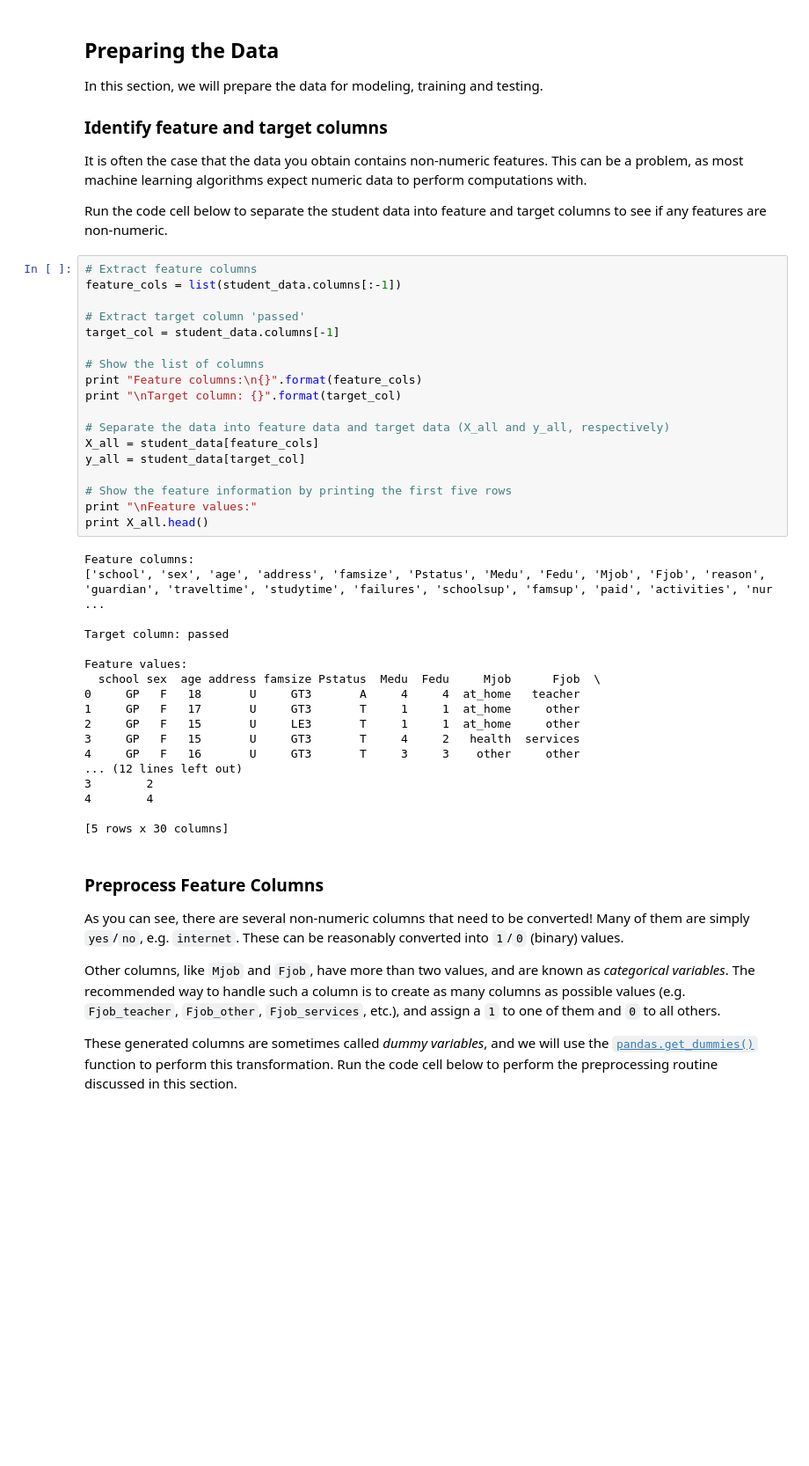
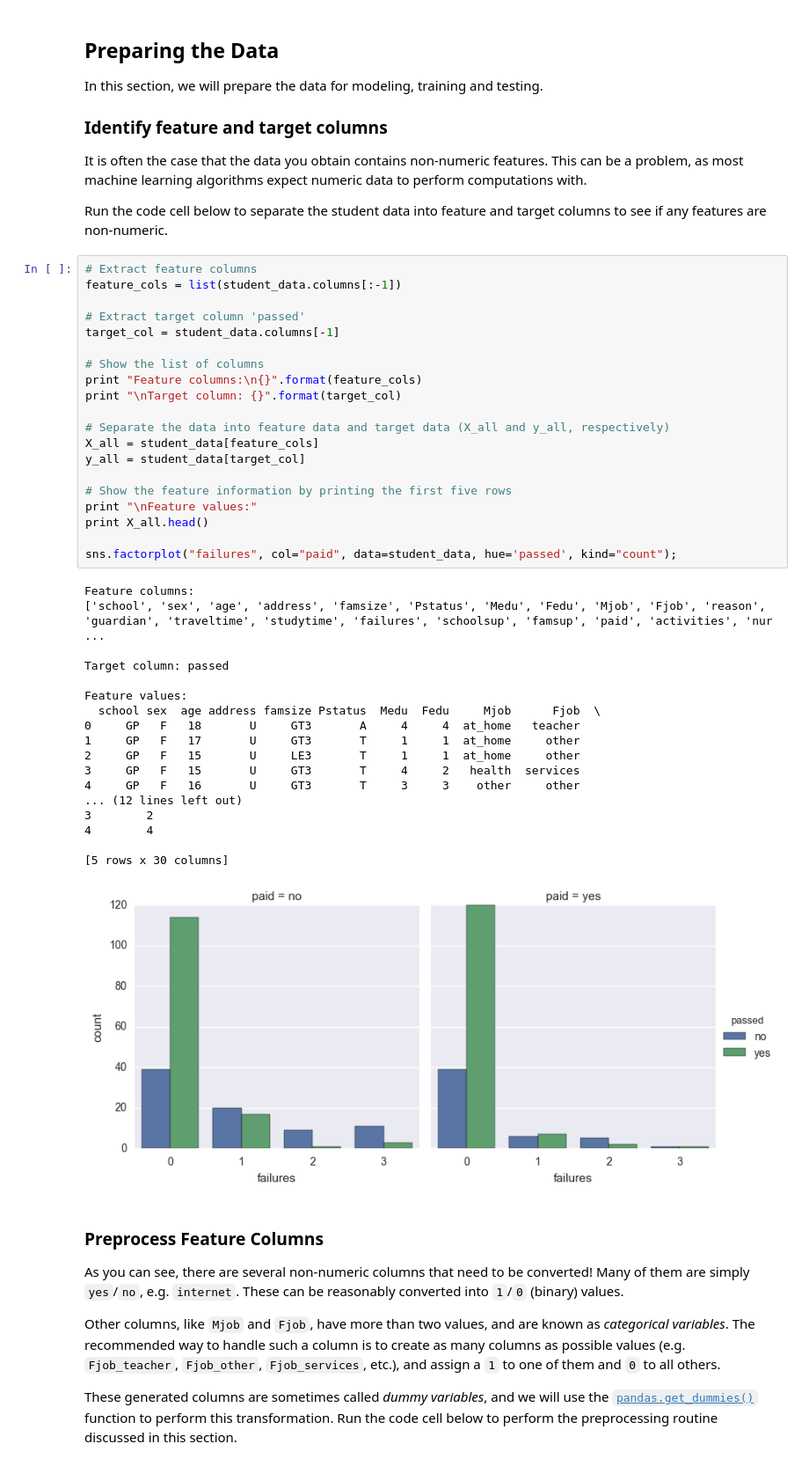
Before and after one commit to hello2all/machine-learning, a Jupyter notebook: projects/student_intervention/student_intervention.ipynb, the cells around one changed output. Shown at 88% size. Saved outputs shown, nothing was run; the diff lists cells and outputs as text; blank space fills up the shorter version.

```diff
--- a/projects/student_intervention/student_intervention.ipynb
+++ b/projects/student_intervention/student_intervention.ipynb
@@ -81,33 +83,36 @@ target_col = student_data.columns[-1]
 
 # Show the list of columns
 print "Feature columns:\n{}".format(feature_cols)
 print "\nTarget column: {}".format(target_col)
 
 # Separate the data into feature data and target data (X_all and y_all, respectively)
 X_all = student_data[feature_cols]
 y_all = student_data[target_col]
 
 # Show the feature information by printing the first five rows
 print "\nFeature values:"
 print X_all.head()
+
+sns.factorplot("failures", col="paid", data=student_data, hue='passed', kind="count");
 # %% [output]
 Feature columns:
 ['school', 'sex', 'age', 'address', 'famsize', 'Pstatus', 'Medu', 'Fedu', 'Mjob', 'Fjob', 'reason', 'guardian', 'traveltime', 'studytime', 'failures', 'schoolsup', 'famsup', 'paid', 'activities', 'nur ...
 
 Target column: passed
 
 Feature values:
   school sex  age address famsize Pstatus  Medu  Fedu     Mjob      Fjob  \
 0     GP   F   18       U     GT3       A     4     4  at_home   teacher
 1     GP   F   17       U     GT3       T     1     1  at_home     other
 2     GP   F   15       U     LE3       T     1     1  at_home     other
 3     GP   F   15       U     GT3       T     4     2   health  services
 4     GP   F   16       U     GT3       T     3     3    other     other
 ... (12 lines left out)
 3        2
 4        4
 
 [5 rows x 30 columns]
+[figure, added]
 # %% [markdown]
 ### Preprocess Feature Columns
 
```
Also changed, not shown: parts of 11 cells of this notebook, 6 other files.
